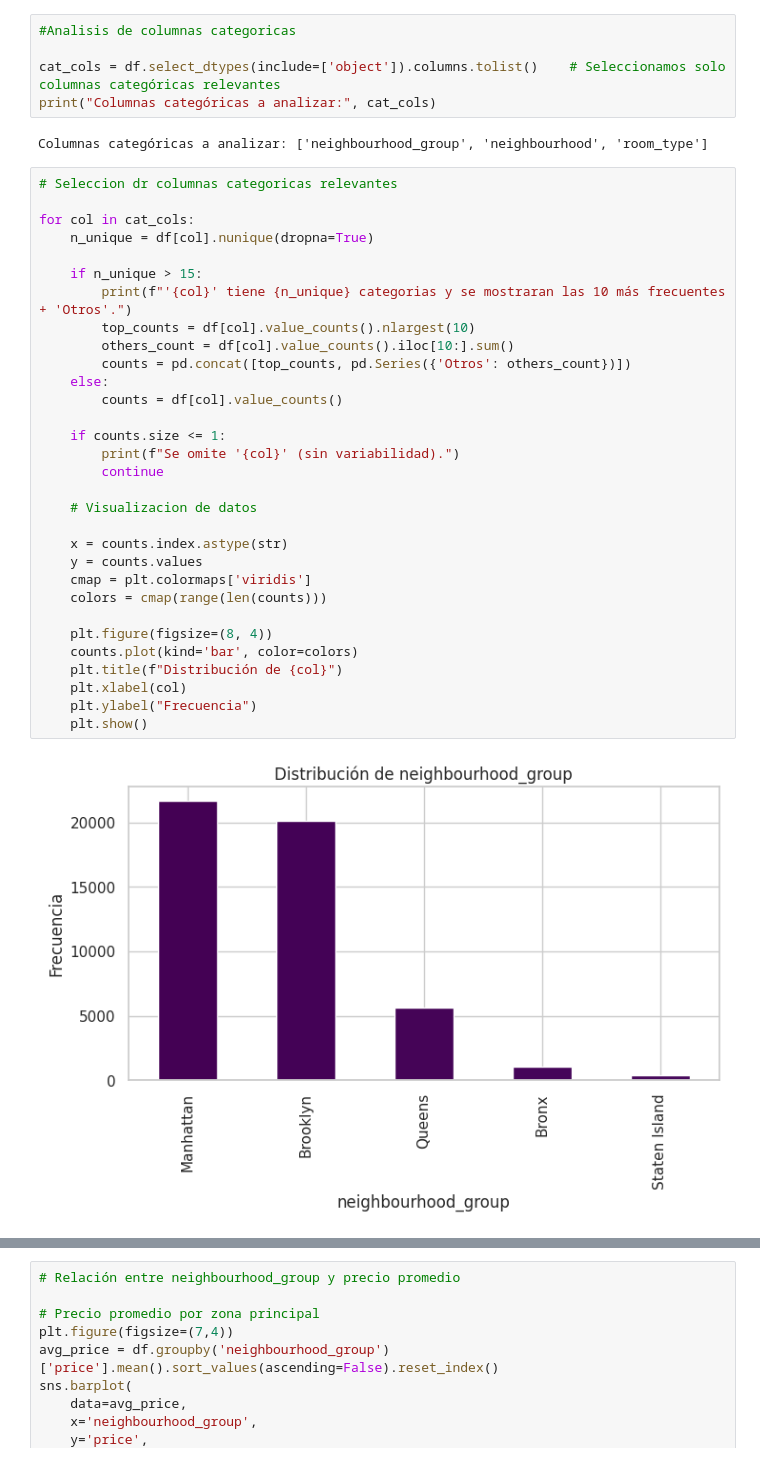
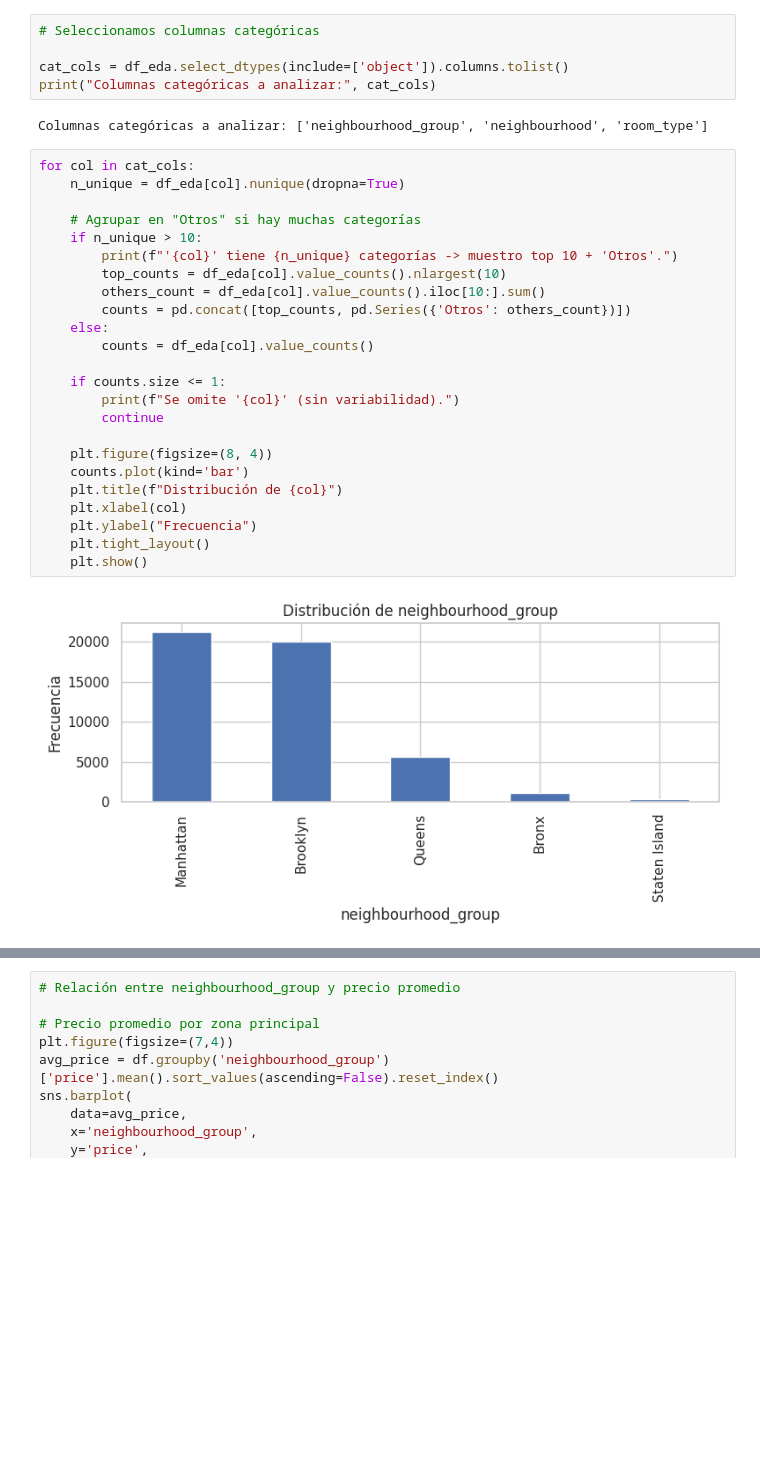
Before and after one commit to 4GeeksAcademy/carlos-gondelles-exploratory-data-analysis-project-machine-learning-python, a Jupyter notebook: src/explore.ipynb, the cells around one changed output, grey strips where cells are left out. Drawn from its saved outputs; the diff is of its cells as text; blank space fills up the shorter version.

```diff
--- a/src/explore.ipynb
+++ b/src/explore.ipynb
@@ -177,40 +278,33 @@ Resumen de variables numericas:
 # %%
-#Analisis de columnas categoricas
+# Seleccionamos columnas categóricas
 
-cat_cols = df.select_dtypes(include=['object']).columns.tolist()    # Seleccionamos solo columnas categóricas relevantes
+cat_cols = df_eda.select_dtypes(include=['object']).columns.tolist()
 print("Columnas categóricas a analizar:", cat_cols)
 # %% [output]
 Columnas categóricas a analizar: ['neighbourhood_group', 'neighbourhood', 'room_type']
 # %%
-# Seleccion dr columnas categoricas relevantes
+for col in cat_cols:
+    n_unique = df_eda[col].nunique(dropna=True)
 
-for col in cat_cols:
-    n_unique = df[col].nunique(dropna=True)
-
-    if n_unique > 15:
-        print(f"'{col}' tiene {n_unique} categorias y se mostraran las 10 más frecuentes + 'Otros'.")
-        top_counts = df[col].value_counts().nlargest(10)
-        others_count = df[col].value_counts().iloc[10:].sum()
+    # Agrupar en "Otros" si hay muchas categorías
+    if n_unique > 10:
+        print(f"'{col}' tiene {n_unique} categorías -> muestro top 10 + 'Otros'.")
+        top_counts = df_eda[col].value_counts().nlargest(10)
+        others_count = df_eda[col].value_counts().iloc[10:].sum()
         counts = pd.concat([top_counts, pd.Series({'Otros': others_count})])
     else:
-        counts = df[col].value_counts()
+        counts = df_eda[col].value_counts()
 
     if counts.size <= 1:
         print(f"Se omite '{col}' (sin variabilidad).")
         continue
 
-    # Visualizacion de datos
-
-    x = counts.index.astype(str)
-    y = counts.values
-    cmap = plt.colormaps['viridis']
-    colors = cmap(range(len(counts)))
-
     plt.figure(figsize=(8, 4))
-    counts.plot(kind='bar', color=colors)
+    counts.plot(kind='bar')
     plt.title(f"Distribución de {col}")
     plt.xlabel(col)
     plt.ylabel("Frecuencia")
+    plt.tight_layout()
     plt.show()
 # %% [output]
-[figure, old version]
+[figure, new version]
```
Also changed, not shown: parts of 40 cells of this notebook, 8 other files.
